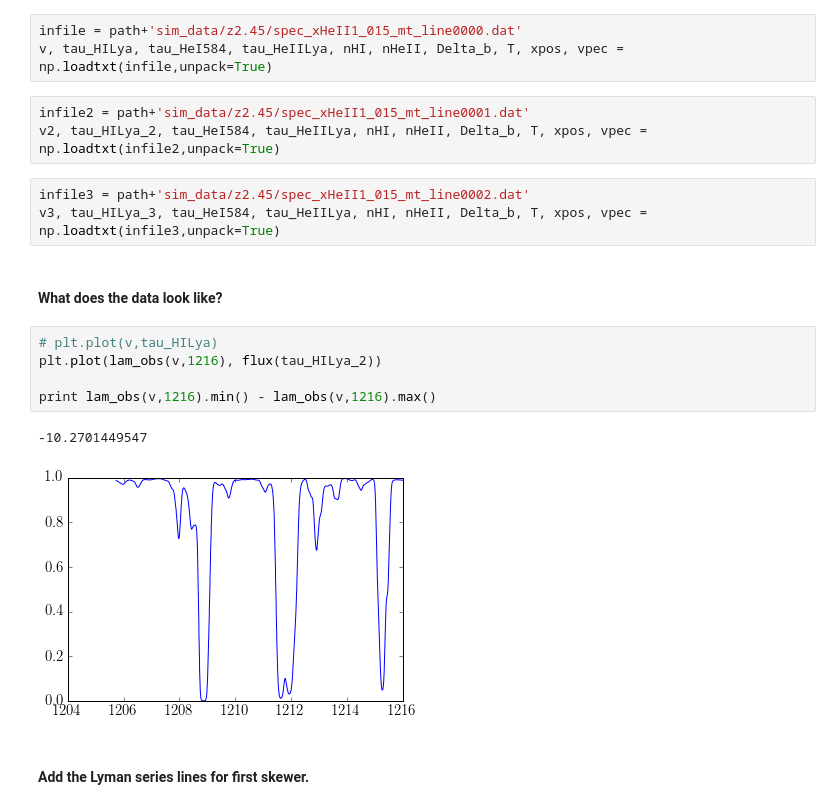
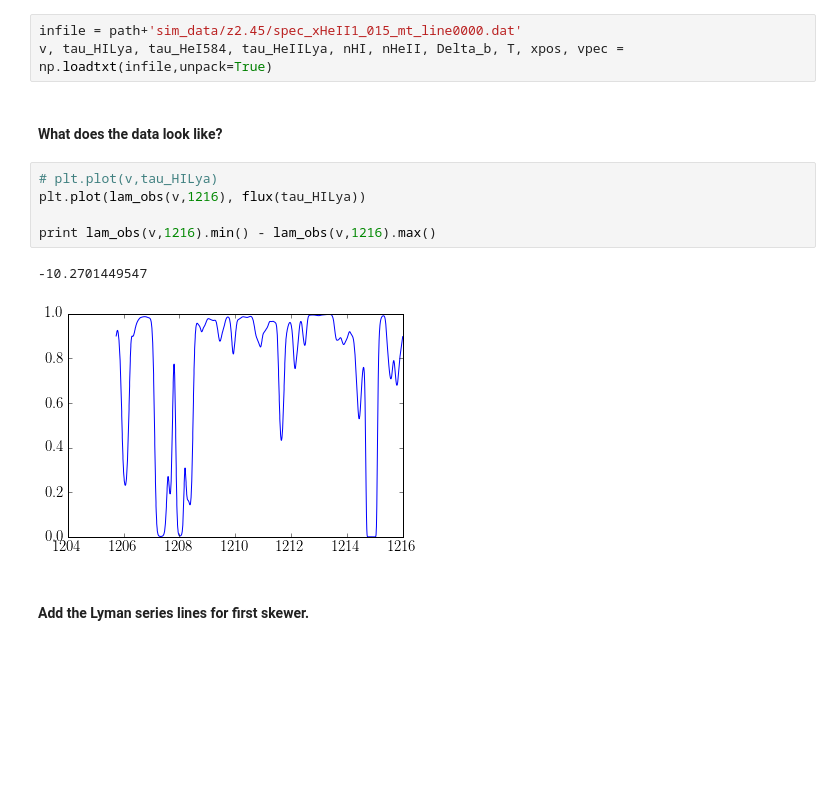
Before and after one commit to mattcwilde/Lyman-Forest, a Jupyter notebook: lyman-forest.ipynb, the cells around one changed output. Saved outputs shown, nothing was run; the diff lists cells and outputs as text; blank space fills up the shorter version.

```diff
--- a/lyman-forest.ipynb
+++ b/lyman-forest.ipynb
@@ -77,22 +90,16 @@ velocity [km/s], tau_HILya, tau_HeI584, tau_HeIILya, nHI [cm^-3], nHeII [cm^-3],
 # %%
 infile = path+'sim_data/z2.45/spec_xHeII1_015_mt_line0000.dat'
 v, tau_HILya, tau_HeI584, tau_HeIILya, nHI, nHeII, Delta_b, T, xpos, vpec = np.loadtxt(infile,unpack=True)
-# %%
-infile2 = path+'sim_data/z2.45/spec_xHeII1_015_mt_line0001.dat'
-v2, tau_HILya_2, tau_HeI584, tau_HeIILya, nHI, nHeII, Delta_b, T, xpos, vpec = np.loadtxt(infile2,unpack=True)
-# %%
-infile3 = path+'sim_data/z2.45/spec_xHeII1_015_mt_line0002.dat'
-v3, tau_HILya_3, tau_HeI584, tau_HeIILya, nHI, nHeII, Delta_b, T, xpos, vpec = np.loadtxt(infile3,unpack=True)
 # %% [markdown]
 #### What does the data look like?
 # %%
 # plt.plot(v,tau_HILya)
-plt.plot(lam_obs(v,1216), flux(tau_HILya_2))
+plt.plot(lam_obs(v,1216), flux(tau_HILya))
 
 print lam_obs(v,1216).min() - lam_obs(v,1216).max()
 # %% [output]
 -10.2701449547
-[figure, old version]
+[figure, new version]
 # %% [markdown]
 #### Add the Lyman series lines for first skewer.
 # %% [markdown]
```
Also changed, not shown: parts of 55 cells of this notebook, 2 other files.
